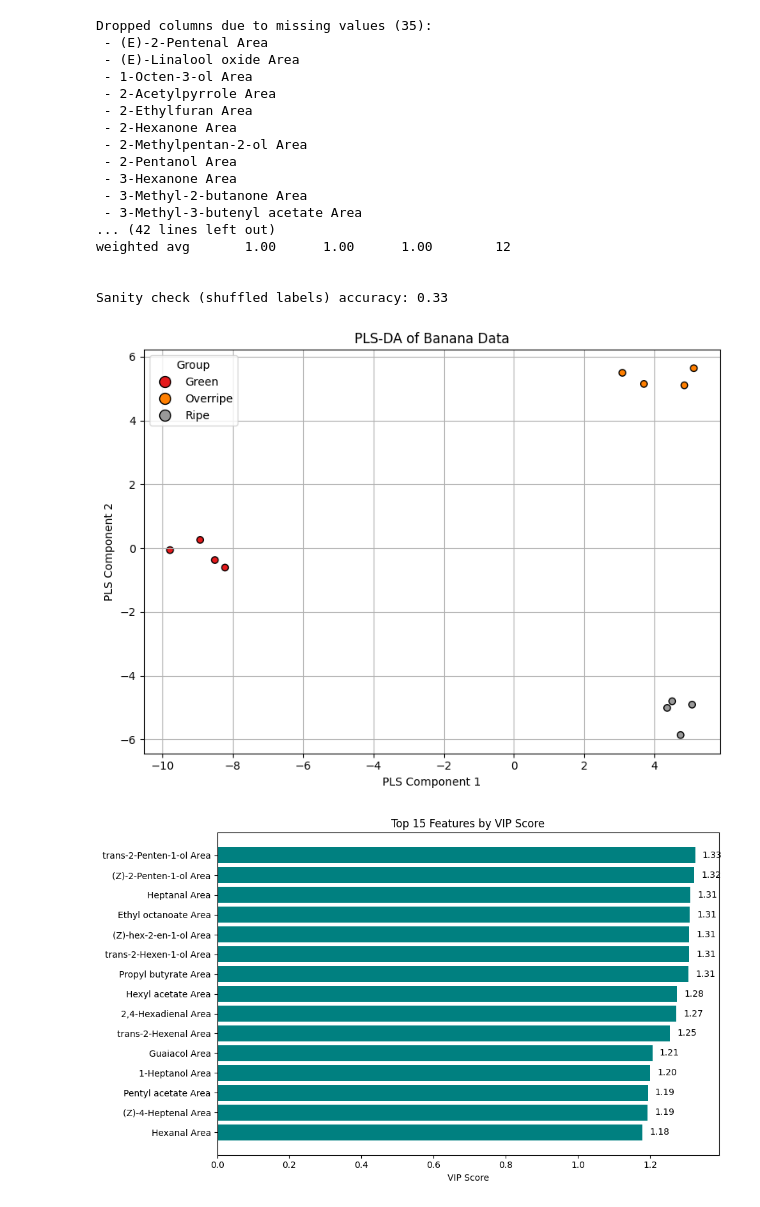
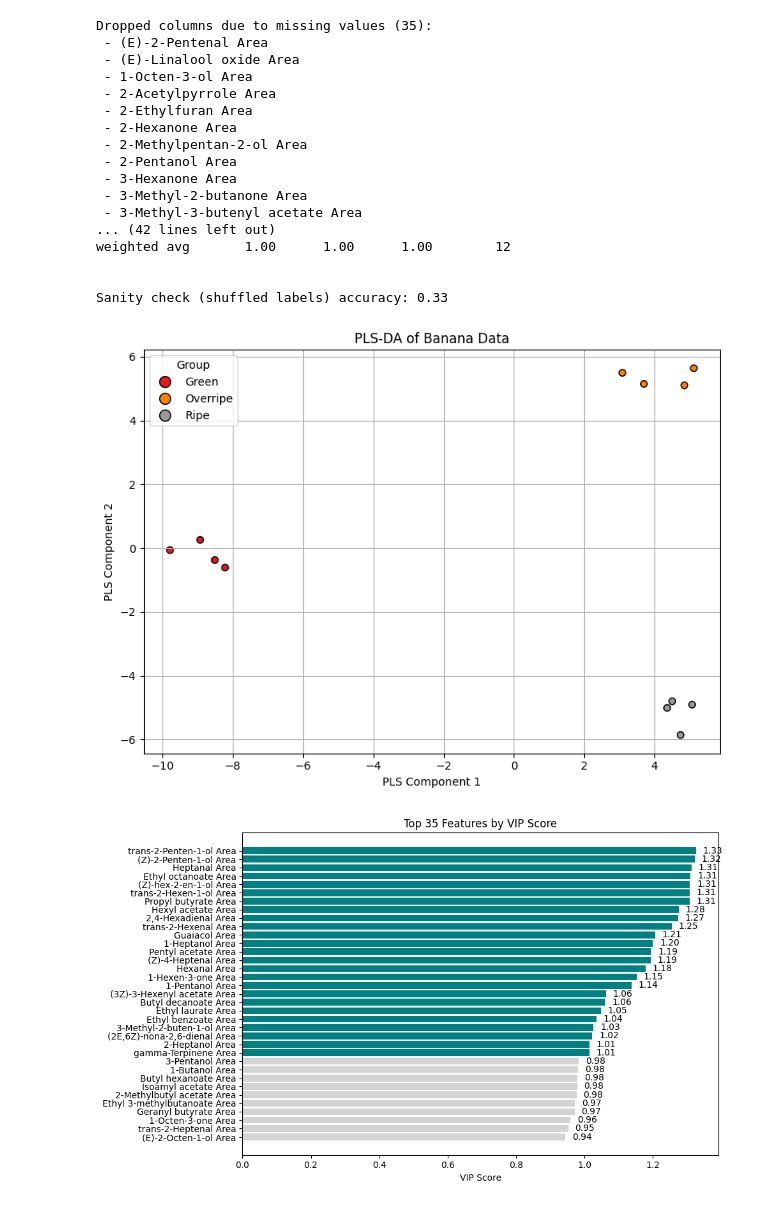
Before and after one commit to subarumuroi/downstream_analysis, a Jupyter notebook: banana pls-da.ipynb, the cells around one changed output. Cells and saved outputs as stored; diff of their text form; code cells hidden in the pictures.

```diff
--- a/banana pls-da.ipynb
+++ b/banana pls-da.ipynb
@@ -241,35 +240,35 @@ vip_df_sorted = vip_df.sort_values(by='VIP', ascending=False)
 # Step 7: VIP bar plot
 # ------------------------------
 
-top_n = 15
+top_n = 35
 top_vips = vip_df_sorted.head(top_n)
 vip_colors = ['teal' if v > 1 else 'lightgray' for v in top_vips['VIP']]
 
 plt.figure(figsize=(10, 6))
-plt.barh(top_vips['Feature'][::-1], top_vips['VIP'][::-1], color=vip_colors)
+plt.barh(top_vips['Feature'][::-1], top_vips['VIP'][::-1], color=vip_colors[::-1])
 for i, v in enumerate(top_vips['VIP'][::-1]):
     plt.text(v + 0.02, i, f"{v:.2f}", va='center')
 plt.xlabel('VIP Score')
 plt.title(f'Top {top_n} Features by VIP Score')
 plt.tight_layout()
 plt.show()
 # %% [output]
 Dropped columns due to missing values (35):
  - (E)-2-Pentenal Area
  - (E)-Linalool oxide Area
  - 1-Octen-3-ol Area
  - 2-Acetylpyrrole Area
  - 2-Ethylfuran Area
  - 2-Hexanone Area
  - 2-Methylpentan-2-ol Area
  - 2-Pentanol Area
  - 3-Hexanone Area
  - 3-Methyl-2-butanone Area
  - 3-Methyl-3-butenyl acetate Area
 ... (42 lines left out)
 weighted avg       1.00      1.00      1.00        12
 
 
 Sanity check (shuffled labels) accuracy: 0.33
 [figure]
-[figure, old version]
+[figure, new version]
```
Also changed, not shown: parts of 1 cell of this notebook, 11 other files.
